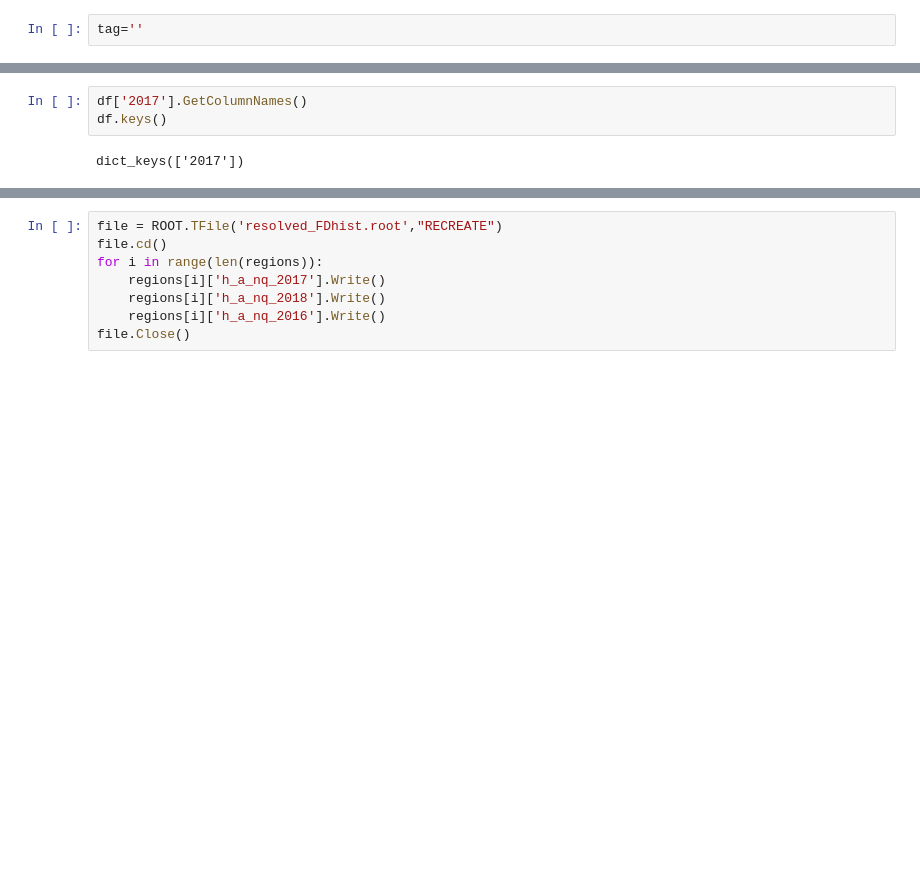
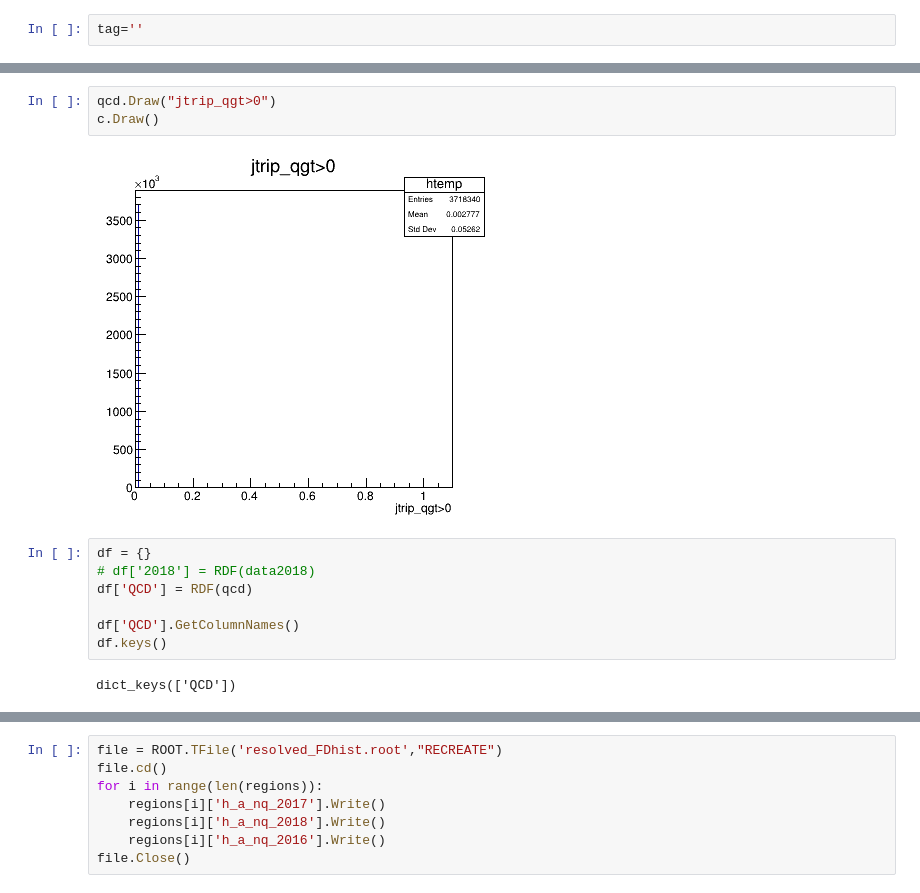
Before and after one commit to akanugan/MultiJets, a Jupyter notebook: combination_resolved_FD.ipynb, the cells around one changed output, grey strips where cells are left out. Drawn from its saved outputs; the diff is of its cells as text; blank space fills up the shorter version.

```diff
--- a/combination_resolved_FD.ipynb
+++ b/combination_resolved_FD.ipynb
@@ -54,7 +86,16 @@ df['2017'] = RDF(data)
+# %%
+qcd.Draw("jtrip_qgt>0")
+c.Draw()
+# %% [output]
+[figure, added]
 # %%
-df['2017'].GetColumnNames()
+df = {}
+# df['2018'] = RDF(data2018)
+df['QCD'] = RDF(qcd)
+
+df['QCD'].GetColumnNames()
 df.keys()
 # %% [output]
-dict_keys(['2017'])
+dict_keys(['QCD'])
 # %%
 regions=[]
```
Also changed, not shown: parts of 9 cells of this notebook, 3 other files.
